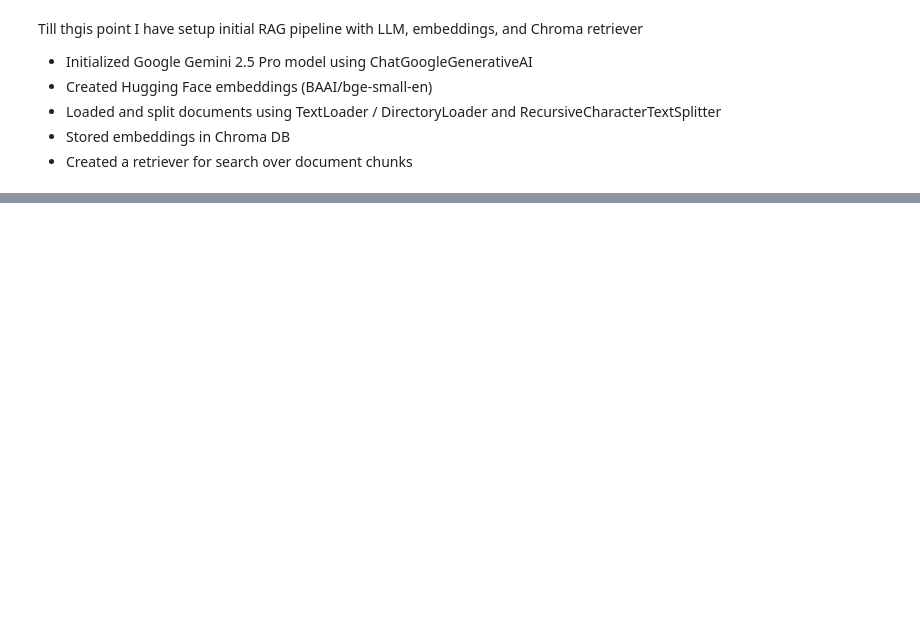
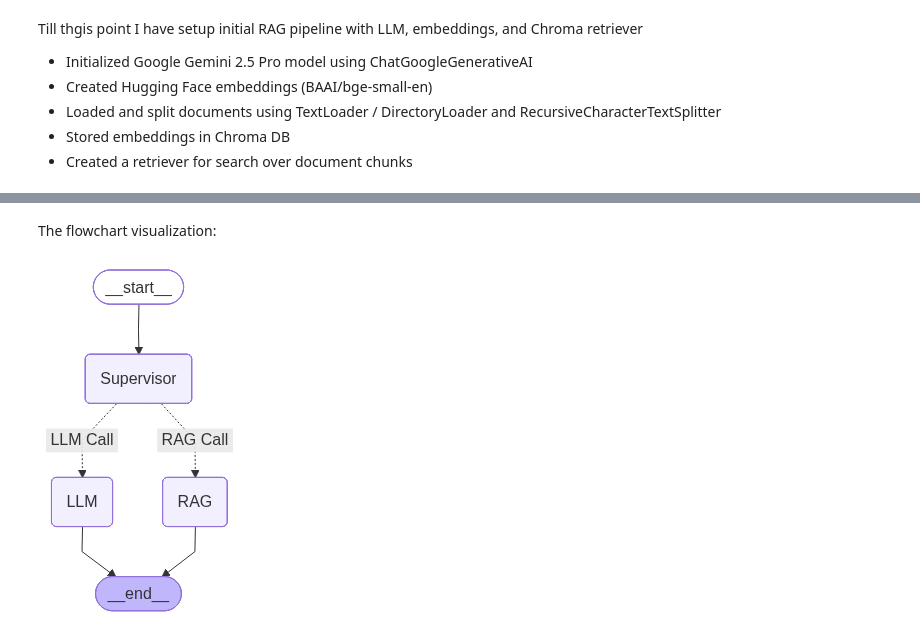
Before and after one commit to champ-sk/Agentic-AI, a Jupyter notebook: 5-LangGraph/langgraph.ipynb, the cells around one changed output, grey strips where cells are left out. Cells and saved outputs as stored; diff of their text form; code cells hidden in the pictures; blank space fills up the shorter version.

Commit message:
Adding the multi-agent LangGraph workflow with RAG and LLM integration.

```diff
--- a/5-LangGraph/langgraph.ipynb
+++ b/5-LangGraph/langgraph.ipynb
@@ -112,0 +259,3 @@ Till thgis point I have setup initial RAG pipeline with LLM, embeddings, and Chr
+# %%
+# Setting the entry node — Supervisor runs first
+workflow.set_entry_point("Supervisor")
@@ -112,0 +264,10 @@ Till thgis point I have setup initial RAG pipeline with LLM, embeddings, and Chr
+# %%
+# Conditional routing after Supervisor’s decision
+workflow.add_conditional_edges(
+    "Supervisor",
+    router,
+    {
+        "RAG Call": "RAG",
+        "LLM Call": "LLM",
+    }
+)
@@ -112,0 +276,4 @@ Till thgis point I have setup initial RAG pipeline with LLM, embeddings, and Chr
+# %%
+# End points — both RAG and LLM end here
+workflow.add_edge("RAG", END)
+workflow.add_edge("LLM", END)
@@ -112,0 +282,3 @@ Till thgis point I have setup initial RAG pipeline with LLM, embeddings, and Chr
+# %%
+# Compile into an executable graph
+app = workflow.compile()
@@ -112,0 +303,9 @@ Till thgis point I have setup initial RAG pipeline with LLM, embeddings, and Chr
+# %% [markdown]
+The flowchart visualization:
+# %%
+from IPython.display import Image, display
+
+# Generate and display the workflow graph
+display(Image(app.get_graph().draw_mermaid_png()))
+# %% [output]
+[figure, added]
```
Also changed, not shown: parts of 28 cells of this notebook.
